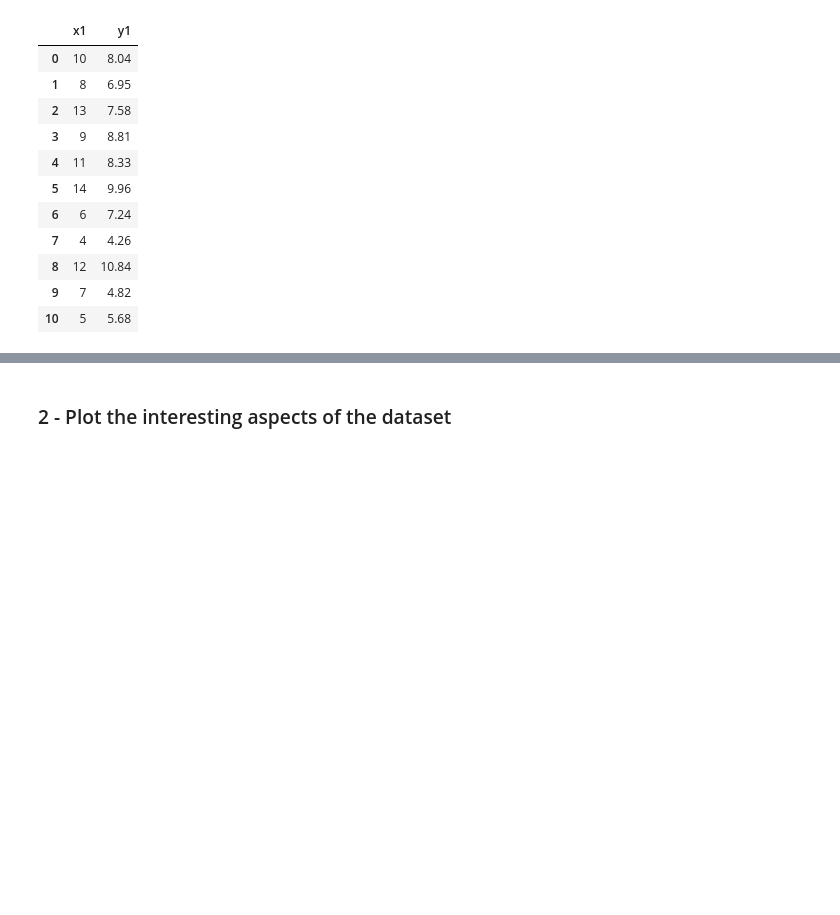
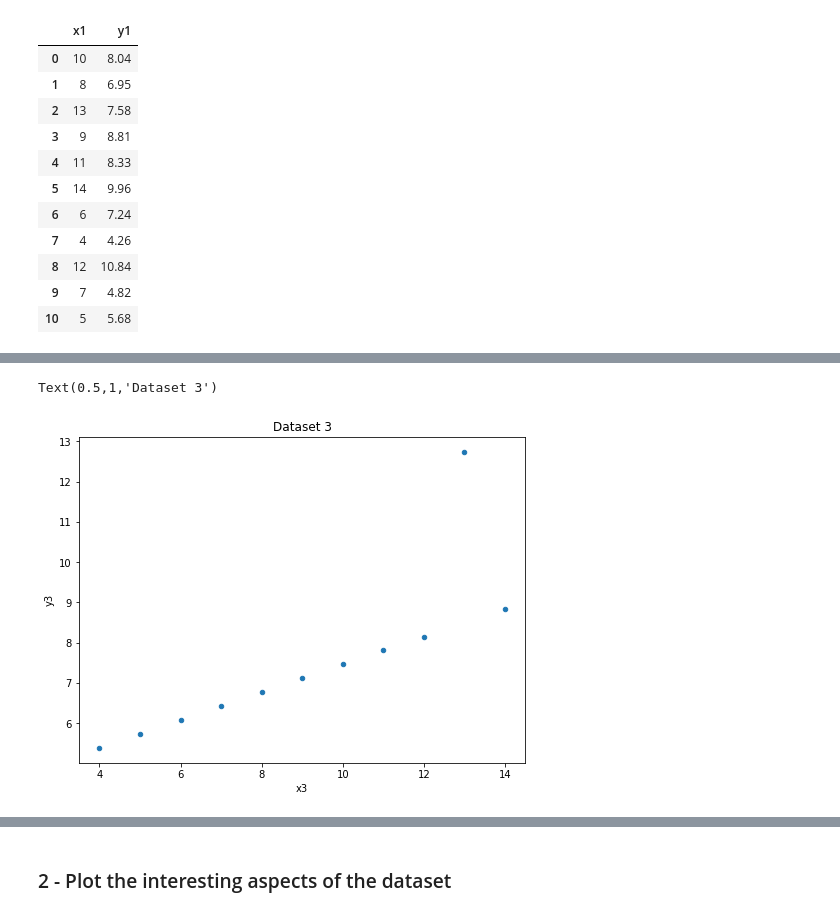
Before and after one commit to Aqua5lad/Anscombes-quartet-dataset, a Jupyter notebook: Anscombes Dataset Analysis.ipynb, the cells around one changed output, grey strips where cells are left out. Saved outputs shown, nothing was run; the diff lists cells and outputs as text; code cells hidden in the pictures; blank space fills up the shorter version.

```diff
--- a/Anscombes Dataset Analysis.ipynb
+++ b/Anscombes Dataset Analysis.ipynb
@@ -92,0 +88,6 @@ df.plot.scatter(x='x1', y='y1')
+# %%
+df.plot.scatter(x='x3', y='y3')
+plt.title('Dataset 3')
+# %% [output]
+Text(0.5,1,'Dataset 3')
+[figure, added]
```
Also changed, not shown: parts of 18 cells of this notebook.
